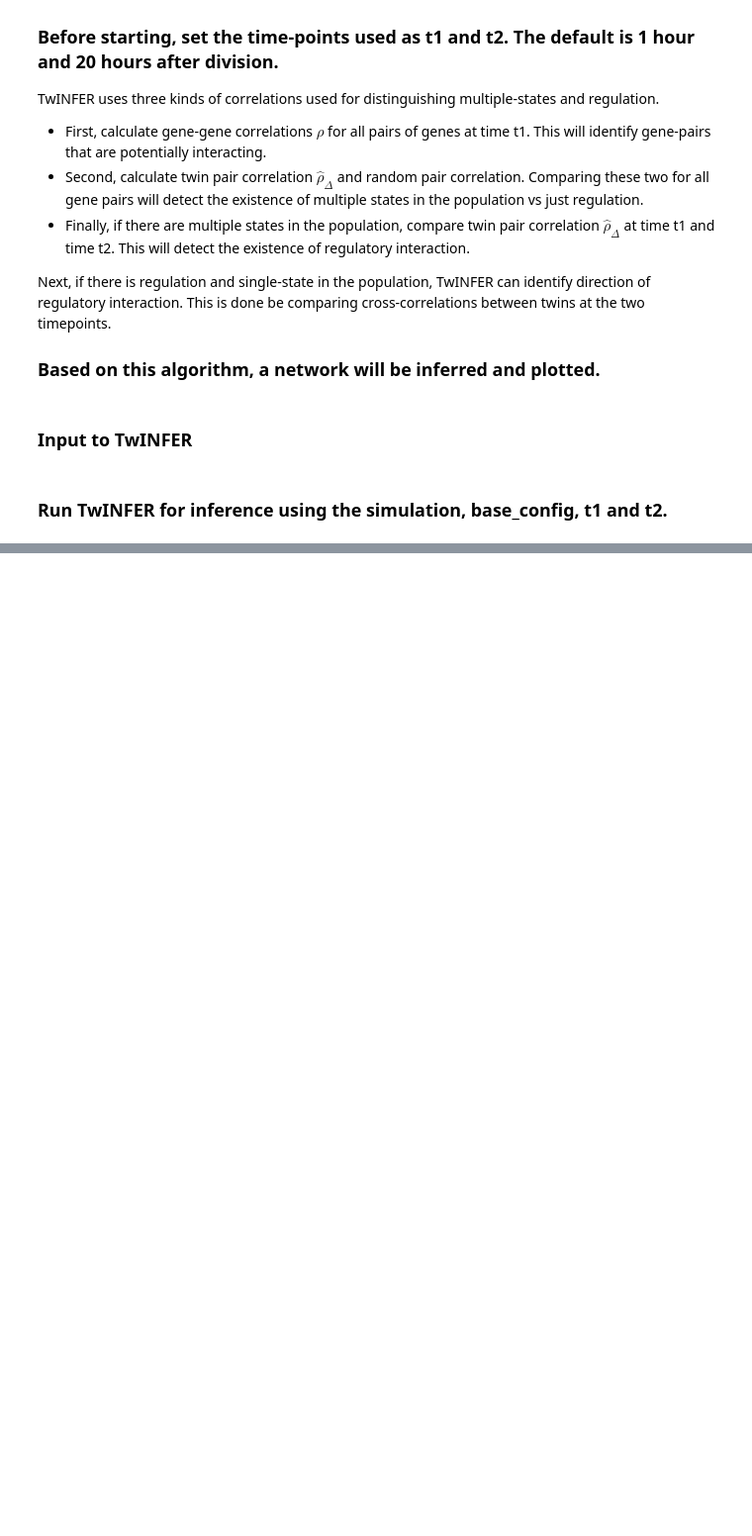
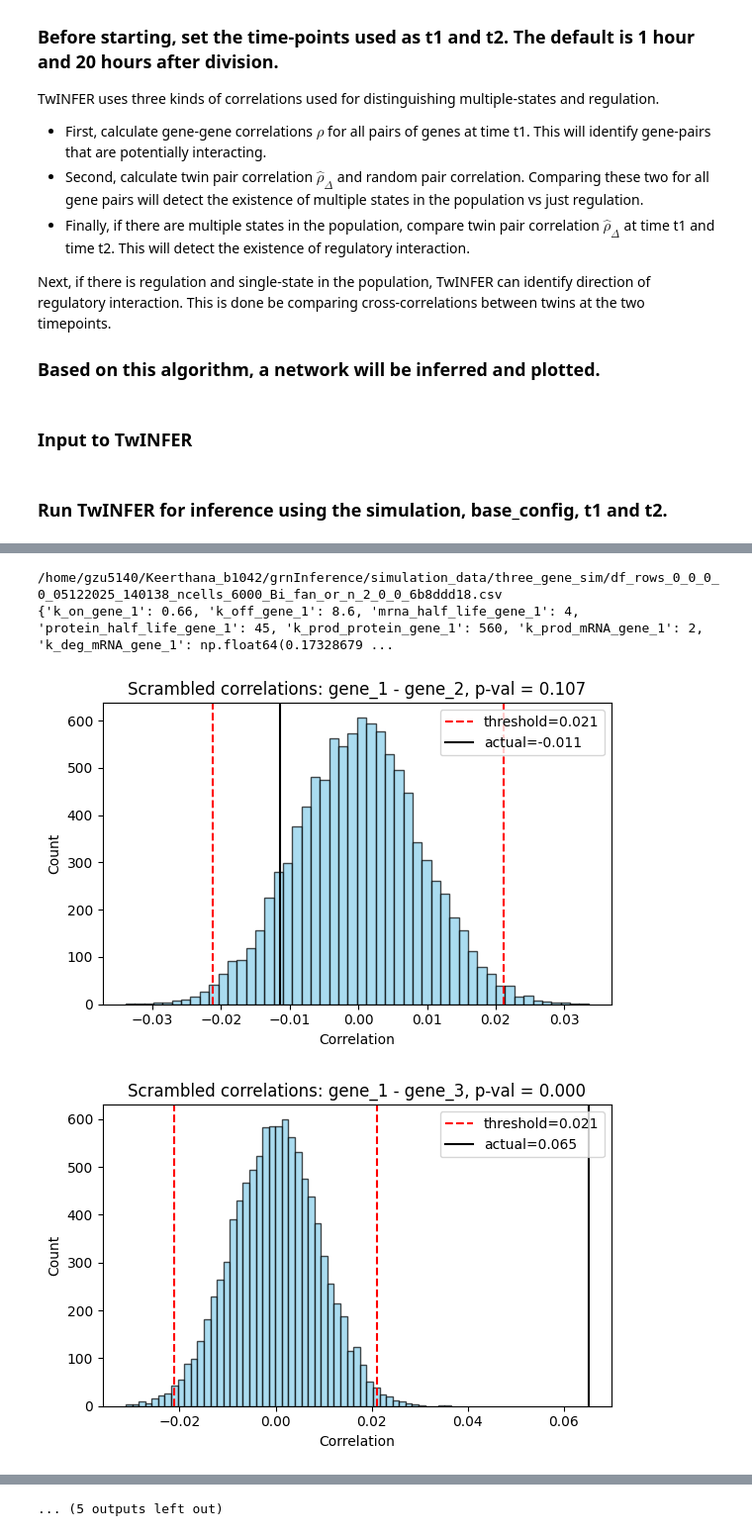
Before and after one commit to Keerthana910234/TwINFER, a Jupyter notebook: TwINFER_simulation_and_analysis_variations.ipynb, the cells around one changed output, grey strips where cells are left out. Shown at 99% size. Drawn from its saved outputs; the diff is of its cells as text; code cells hidden in the pictures; blank space fills up the shorter version.

```diff
--- a/TwINFER_simulation_and_analysis_variations.ipynb
+++ b/TwINFER_simulation_and_analysis_variations.ipynb
@@ -269,0 +271,58 @@ plt.show()
+# %%
+# path_to_simulation_file = [f"/home/gzu5140/Keerthana_b1042/grnInference/simulation_data/parameter_scan_simulations/A_rep_B/df_row_0_1_2_24082025_164300_ncells_6000_A_rep_B_2a6f83e9.csv", "/home/gzu5140/Keerthana_b1042/grnInference/simulation_data/parameter_scan_simulations/A_rep_B/df_row_12_13_14_24082025_175328_ncells_6000_A_rep_B_68112640.csv"]
+# # path_to_simulation_file = ["/home/gzu5140/Keerthana_b1042/grnInference/simulation_data/parameter_scan_simulations/A_B/df_row_6138_6139_6140_26082025_014059_ncells_6000_A_B_6c7dbf5e.csv", "/home/gzu5140/Keerthana_b1042/grnInference/simulation_data/parameter_scan_simulations/A_B/df_row_67623_67624_27082025_023623_ncells_6000_A_B_6cb08b28.csv"]
+# # path_to_simulation_file = ["/home/gzu5140/Keerthana_b1042/grnInference/simulation_data/parameter_scan_simulations/A_B/df_row_25209_25210_25211_24082025_170151_ncells_6000_A_B_f4697abd.csv", "/home/gzu5140/Keerthana_b1042/grnInference/simulation_data/parameter_scan_simulations/A_B/df_row_38562_38563_38564_25082025_194508_ncells_6000_A_B_a4ade933.csv"]
+
+# twinfer_kwargs = {
+#     "path_to_simulation_file": path_to_simulation_file,
+#     "base_config": base_config,
+#     "t1": 1,  #time [hours] after division when t1 sample is collected
+#     "t2": 20, #time [hours] after division when t2 sample is collected
+#     "merge":False,
+#     "check_for_steady_state": False,
+#     "threshold_gene_gene_corr": 0.04, #Use direct threshold (used ONLY if use_scramble is False)
+#     "use_scramble": True, #If set to true, set the p_val_threshold_scrambled_gene_correlation;threshold_gene_gene_corr will NOT be used
+#     "p_val_threshold_scrambled_gene_correlation": 0.01, #used ONLY if use_scramble is True
+#     "show_scrambled_distribution_gene_correlation": True,
+#     "z_score_threshold_two_states": 10,
+#     "p_value_threshold_cross_correlation": 0.01,
+#     "plot_correlation_matrices_as_heatmap": True,
+#     "have_any_output": True,
+#     "seed": 101010,
+#     "infer_direction_for_which_edges": "single-state", #can be either single-state or all-edges,
+#     "merge_to_multiple_states": True,
+#     "n_cores": 4,
+#     "remove_twin_structure": False,
+#     "match_sim_details": False
+# }
+
+path_to_simulation_file = f"/home/gzu5140/Keerthana_b1042/grnInference/simulation_data/three_gene_sim/df_rows_0_0_0_0_05122025_140138_ncells_6000_Bi_fan_or_n_2_0_0_6b8ddd18.csv"
+print(path_to_simulation_file)
+twinfer_kwargs = {
+    "path_to_simulation_file": path_to_simulation_file,
+    "base_config": base_config,
+    "t1": 1,  #time [hours] after division when t1 sample is collected
+    "t2": 20, #time [hours] after division when t2 sample is collected
+    "merge_to_multiple_states":False,
+    "check_for_steady_state": False,
+    "threshold_gene_gene_corr": 0.02, #Use direct threshold (used ONLY if use_scramble is False)
+    "use_scramble": True, #If set to true, set the p_val_threshold_scrambled_gene_correlation;threshold_gene_gene_corr will NOT be used
+    "p_val_threshold_scrambled_gene_correlation": 0.01, #used ONLY if use_scramble is True
+    "show_scrambled_distribution_gene_correlation": True,
+    "z_score_threshold_two_states": 10,
+    "p_value_threshold_cross_correlation": 0.01,
+    "plot_correlation_matrices_as_heatmap": True,
+    "have_any_output": True,
+    "seed": 101010,
+    "infer_direction_for_which_edges": "single-state", #can be either single-state or all-edges,
+    "merge": True,
+    "n_cores": 8,
+    "remove_twin_structure": False
+}
+
+correlation_matrices = infer_with_twinfer(**twinfer_kwargs)
+# %% [output]
+/home/gzu5140/Keerthana_b1042/grnInference/simulation_data/three_gene_sim/df_rows_0_0_0_0_05122025_140138_ncells_6000_Bi_fan_or_n_2_0_0_6b8ddd18.csv
+{'k_on_gene_1': 0.66, 'k_off_gene_1': 8.6, 'mrna_half_life_gene_1': 4, 'protein_half_life_gene_1': 45, 'k_prod_protein_gene_1': 560, 'k_prod_mRNA_gene_1': 2, 'k_deg_mRNA_gene_1': np.float64(0.17328679 ...
+[figure, added]
+[figure, added]
@@ -269,0 +338 @@ plt.show()
+... (5 outputs left out)
```
Also changed, not shown: parts of 8 cells of this notebook, 22 other files.
